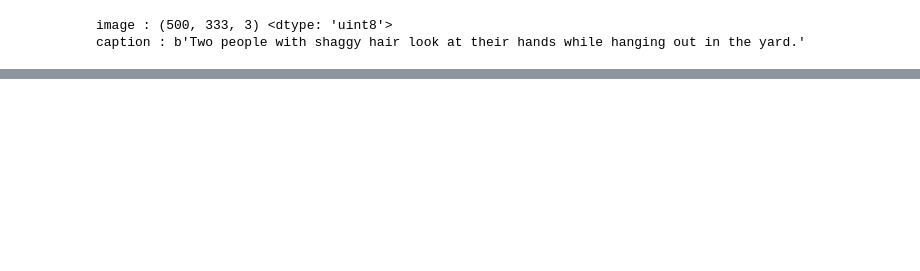
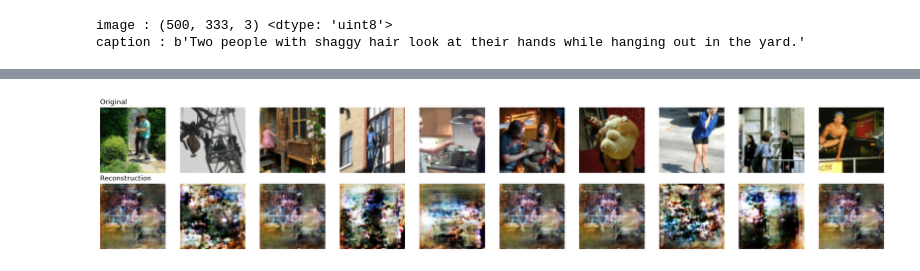
Before and after one commit to Phovvv/VAE-GAN, a Jupyter notebook: model.ipynb, the cells around one changed output, grey strips where cells are left out. Cells and saved outputs as stored; diff of their text form; code cells hidden in the pictures; blank space fills up the shorter version.

```diff
--- a/model.ipynb
+++ b/model.ipynb
@@ -94,16 +89,18 @@ x = layers.GroupNormalization()(x)
 x = layers.LeakyReLU(0.3)(x)
 shape_bf_flat = np.shape(x)
 t_, x_, y_, z_ = shape_bf_flat # shape in each dimension
-x = layers.Flatten()(x)
-z_mean = layers.Dense(512, name = "z_mean")(x)
-z_log_var = layers.Dense(512, name = "z_log_var")(x)
+#x = layers.Flatten()(x)
+#z_mean = layers.Dense(512, name = "z_mean")(x)
+#z_log_var = layers.Dense(512, name = "z_log_var")(x)
+z_mean    = layers.Conv2D(16, 3, padding="same", name="z_mean")(x)     # (batch,4,4,16)
+z_log_var = layers.Conv2D(16, 3, padding="same", name="z_log_var")(x) # "
 encoder_output = Sampling()([z_mean, z_log_var])
 encoder = models.Model(encoder_input,[z_mean, z_log_var, encoder_output], name = "encoder")
 
-
-decoder_input = layers.Input(shape = (512,), name = "decoder_input")
-x = layers.Dense(x_*y_*z_)(decoder_input)
-x = layers.Reshape((4,4,512))(x)
+decoder_input = layers.Input(shape=(4, 4, 16))     # le latent spatial
+x = layers.Conv2D(512, 3, padding="same")(decoder_input)
+x = layers.GroupNormalization()(x)
+x = layers.LeakyReLU(0.3)(x)
 x = layers.UpSampling2D(size = 2, interpolation = "nearest")(x)
 x = layers.Conv2D(256 , (3,3), strides = 1 , padding = "same")(x)
 x = layers.GroupNormalization()(x)
@@ -217,2 +263,6 @@ Model: "critic"
 # %%
 #train the model
+
+crit_vae = CRIT_VAE(encoder, decoder, critic)
+crit_vae.compile(vae_opt=tf.keras.optimizers.Adam(1e-4, beta_1=0.5), critic_opt=tf.keras.optimizers.Adam(1e-4, beta_1=0.5))
+crit_vae.fit(pipeline, epochs = 2)
@@ -218,0 +275,38 @@ Model: "critic"
+# %%
+for batch in pipeline.take(1):
+    sample = batch        # (10, 64, 64, 3), déjà normalisé en [-1, 1]
+    break
+
+# --- 2. passer dans le VAE ---
+mu, log_var, latent = encoder(sample["img64"])
+recon = decoder(latent)
+
+# --- 3. dénormaliser [-1,1] -> [0,1] pour l'affichage ---
+def to_display(x):
+    x = (x + 1.0) / 2.0                 # [-1,1] -> [0,1]
+    return np.clip(x.numpy() if hasattr(x, "numpy") else x, 0, 1)
+
+originals = to_display(sample["img64"])
+recons    = to_display(recon)
+
+# --- 4. afficher : ligne du haut = original, ligne du bas = reconstruction ---
+n = 10
+plt.figure(figsize=(20, 4))
+for i in range(n):
+    # original
+    ax = plt.subplot(2, n, i + 1)
+    plt.imshow(originals[i])
+    plt.axis("off")
+    if i == 0:
+        ax.set_title("Original", loc="left")
+    # reconstruction
+    ax = plt.subplot(2, n, i + 1 + n)
+    plt.imshow(recons[i])
+    plt.axis("off")
+    if i == 0:
+        ax.set_title("Reconstruction", loc="left")
+
+plt.tight_layout()
+plt.show()
+# %% [output]
+[figure, added]
```
Also changed, not shown: parts of 6 cells of this notebook.
